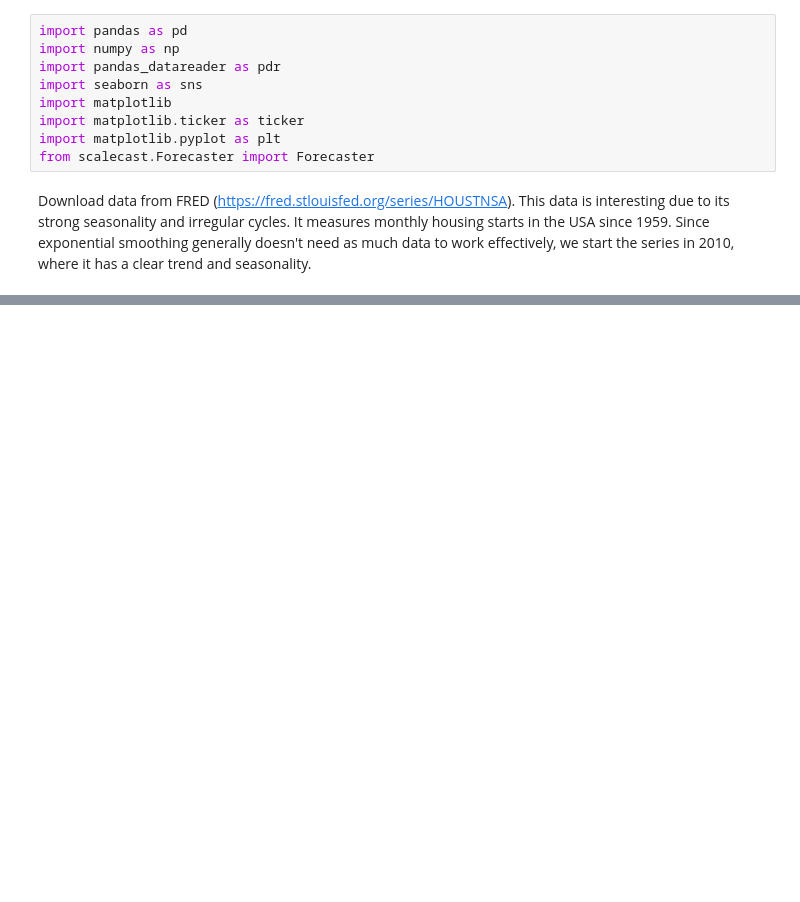
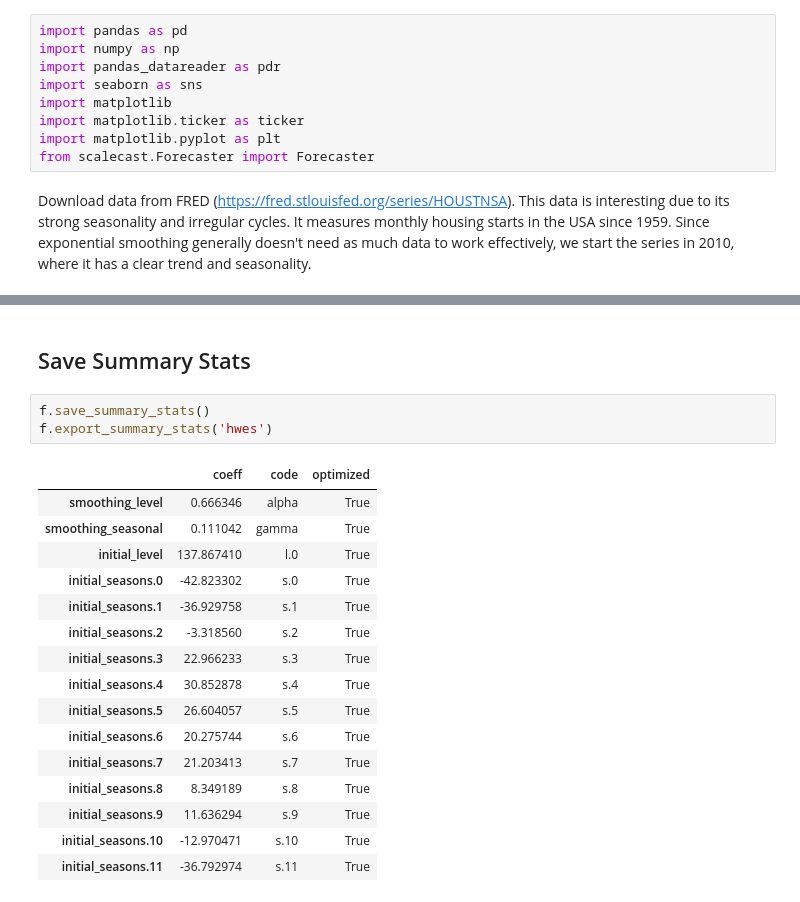
Before and after one commit to mikekeith52/scalecast-examples, a Jupyter notebook: hwes/hwes.ipynb, the cells around one changed output, grey strips where cells are left out. Cells and saved outputs as stored; diff of their text form; blank space fills up the shorter version.

```diff
--- a/hwes/hwes.ipynb
+++ b/hwes/hwes.ipynb
@@ -278,0 +102,22 @@ ExponentialSmoothing Model Results
+# %% [markdown]
+## Save Summary Stats
+# %%
+f.save_summary_stats()
+f.export_summary_stats('hwes')
+# %% [output]
+|  | coeff | code | optimized |
+| smoothing_level | 0.666346 | alpha | True |
+| smoothing_seasonal | 0.111042 | gamma | True |
+| initial_level | 137.867410 | l.0 | True |
+| initial_seasons.0 | -42.823302 | s.0 | True |
+| initial_seasons.1 | -36.929758 | s.1 | True |
+| initial_seasons.2 | -3.318560 | s.2 | True |
+| initial_seasons.3 | 22.966233 | s.3 | True |
+| initial_seasons.4 | 30.852878 | s.4 | True |
+| initial_seasons.5 | 26.604057 | s.5 | True |
+| initial_seasons.6 | 20.275744 | s.6 | True |
+| initial_seasons.7 | 21.203413 | s.7 | True |
+| initial_seasons.8 | 8.349189 | s.8 | True |
+| initial_seasons.9 | 11.636294 | s.9 | True |
+| initial_seasons.10 | -12.970471 | s.10 | True |
+| initial_seasons.11 | -36.792974 | s.11 | True |
```
Also changed, not shown: parts of 46 cells of this notebook.
